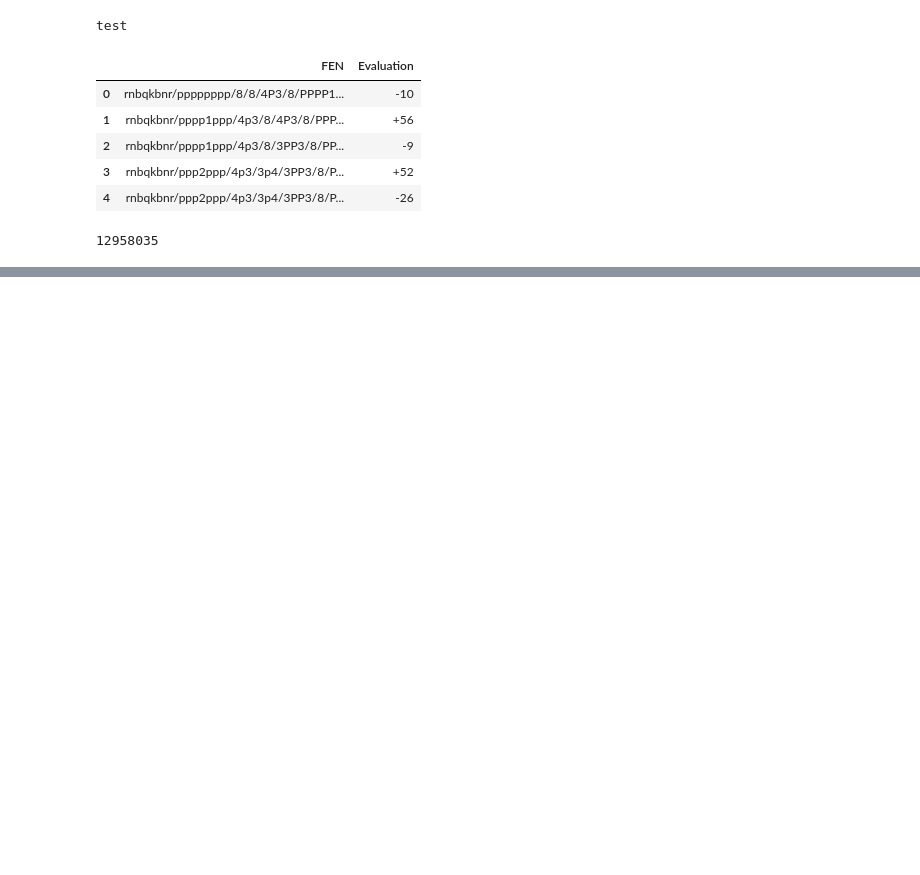
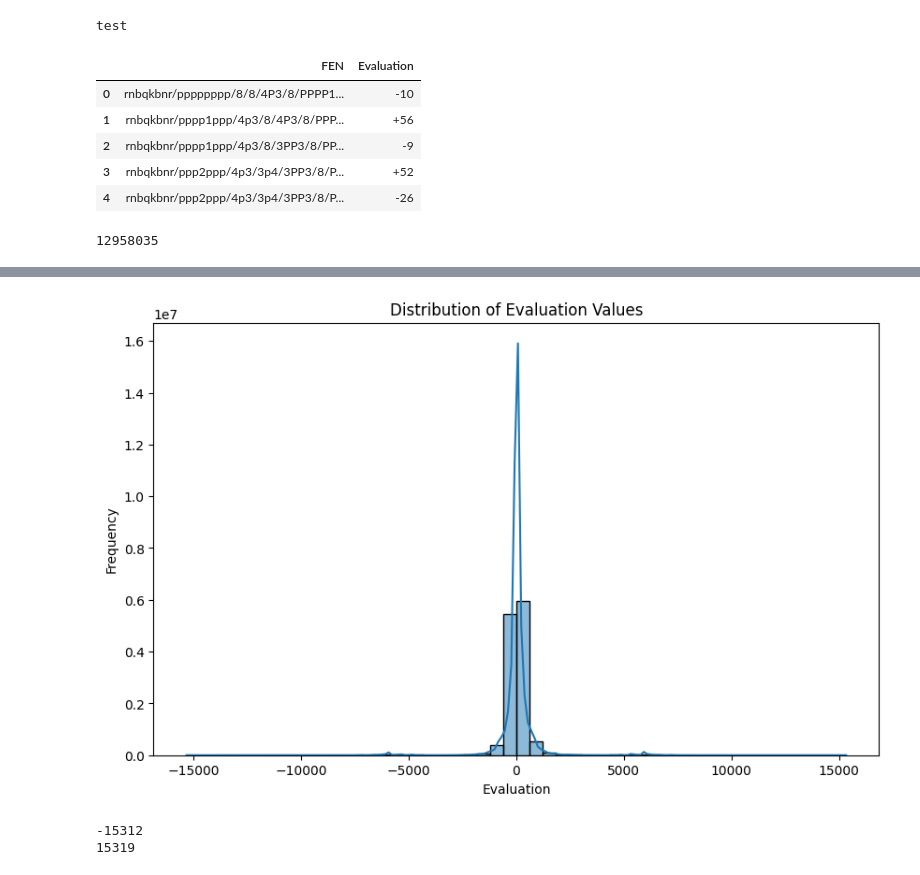
Before and after one commit to CaptainJack2491/chess_eval_ai, a Jupyter notebook: test.ipynb, the cells around one changed output, grey strips where cells are left out. Drawn from its saved outputs; the diff is of its cells as text; code cells hidden in the pictures; blank space fills up the shorter version.

```diff
--- a/test.ipynb
+++ b/test.ipynb
@@ -21,0 +32,9 @@ len(data)
+# %%
+# Drop rows that contain the '#' symbol in the 'Evaluation' column
+data_cleaned = data[~data['Evaluation'].str.contains('#')].copy()
+
+# Convert the remaining values in the 'Evaluation' column to integers
+data_cleaned.loc[:, 'Evaluation'] = data_cleaned['Evaluation'].astype(int)
+
+# Display the first few rows of the cleaned dataframe
+print(data_cleaned.head())
@@ -21,0 +53,15 @@ len(data)
+# %%
+plt.figure(figsize=(10, 6))
+sns.histplot(data_cleaned['Evaluation'], bins=50, kde=True)
+plt.title('Distribution of Evaluation Values')
+plt.xlabel('Evaluation')
+plt.ylabel('Frequency')
+plt.show()
+# %% [output]
+[figure, added]
+# %%
+print(data_cleaned.Evaluation.min())
+print(data_cleaned.Evaluation.max())
+# %% [output]
+-15312
+15319
```
Also changed, not shown: parts of 11 cells of this notebook, 5 other files.
